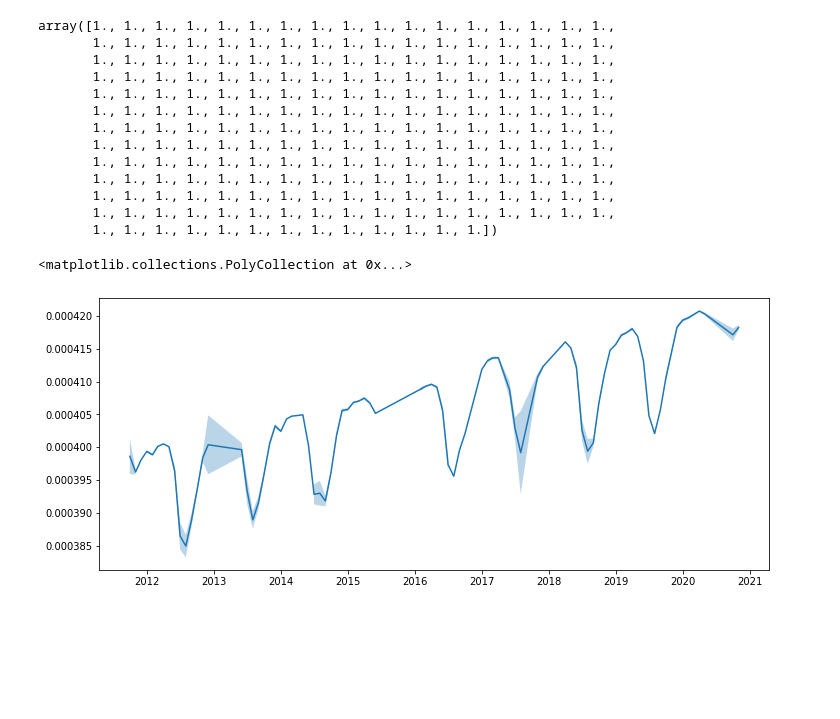
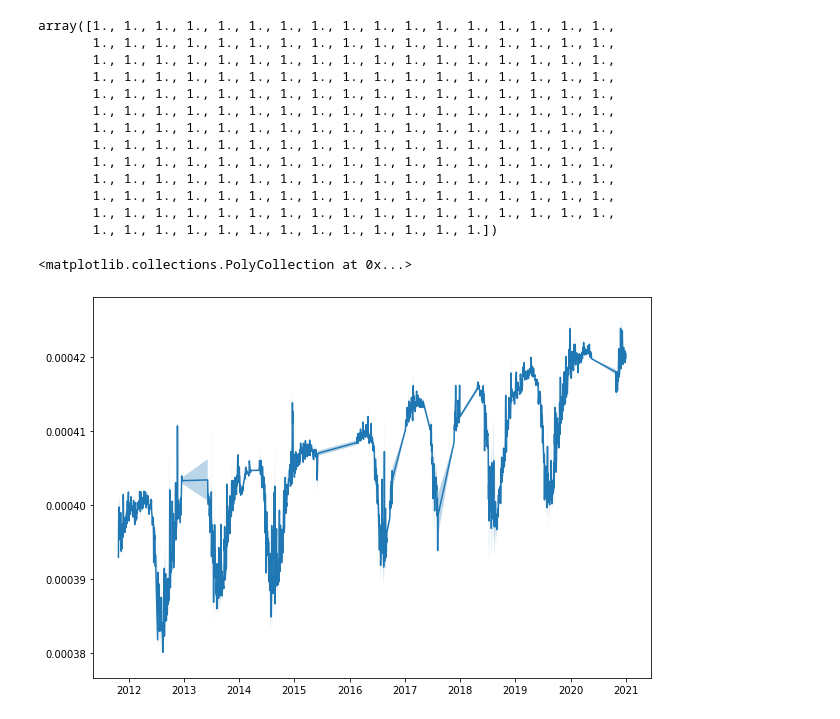
Before and after one commit to christopher-lw/ColumnFLEXPART, a Jupyter notebook: open_data/open_obspack.ipynb, the cells around one changed output. Saved outputs shown, nothing was run; the diff lists cells and outputs as text; code cells hidden in the pictures; blank space fills up the shorter version.

```diff
--- a/open_data/open_obspack.ipynb
+++ b/open_data/open_obspack.ipynb
@@ -179,10 +178,11 @@ array([1., 1., 1., 1., 1., 1., 1., 1., 1., 1., 1., 1., 1., 1., 1., 1., 1.,
 file = '/mnt/data/users/eschoema/ObsPack_CO2_GLOBALVIEWplusv7.0/obspack_co2_1_GLOBALVIEWplus_v7.0_2021-08-18/data/nc/co2_chl_surface-insitu_6_allvalid.nc'
 
 dataset = xr.open_mfdataset(file, combine='by_coords',concat_dim='None')
-v,e,t = avg_by_time(dataset)
-plt.figure(figsize=(12,5))
-plt.plot(t,v)
-plt.fill_between(t, v-e*100, v+e*100, alpha=0.3)
+v,e,t = avg_by_time(dataset,3, err_mode="std_dev")
-# %% [output]
-<matplotlib.collections.PolyCollection at 0x...>
-[figure, removed]
+# %%
+plt.figure(figsize=(10,7))
+plt.plot(t,v)
+plt.fill_between(t,v-e,v+e, alpha=.3)
+# %% [output]
+<matplotlib.collections.PolyCollection at 0x...>
+[figure, added]
```
Also changed, not shown: parts of 1 cell of this notebook, 1 other file.
